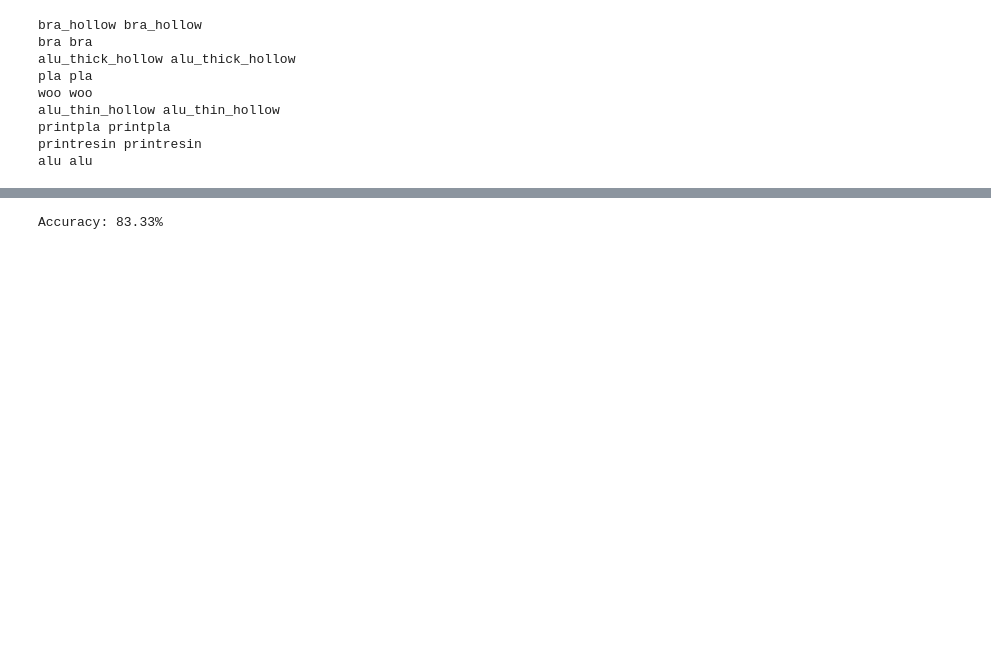
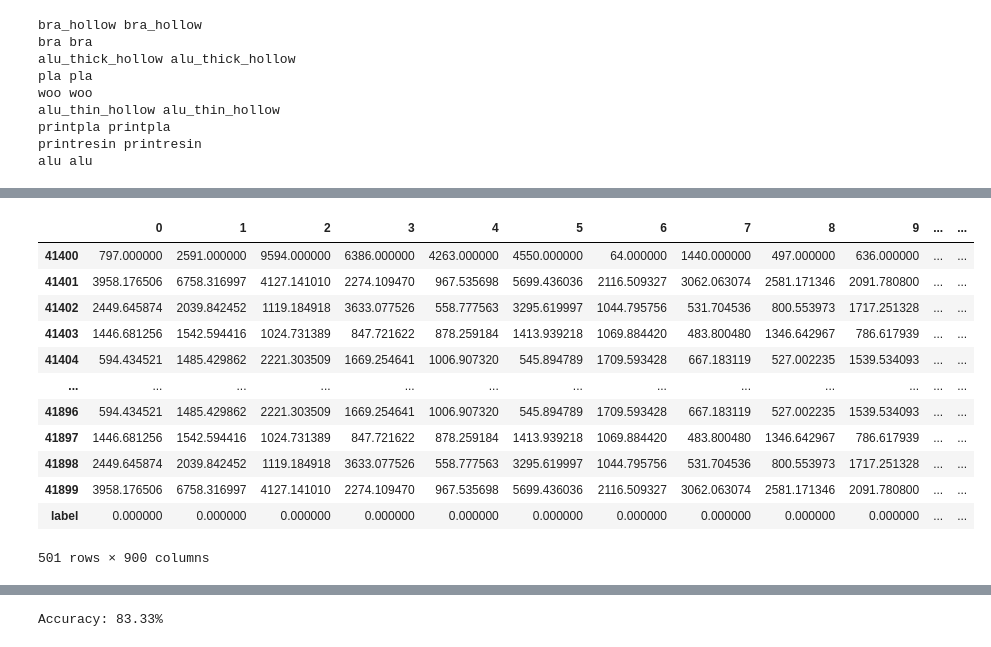
Before and after one commit to wilson20010327/vibecheck, a Jupyter notebook: data_analyst_classification.ipynb, the cells around one changed output, grey strips where cells are left out. Saved outputs shown, nothing was run; the diff lists cells and outputs as text; code cells hidden in the pictures; blank space fills up the shorter version.

```diff
--- a/data_analyst_classification.ipynb
+++ b/data_analyst_classification.ipynb
@@ -202,3 +204,19 @@ df_part2_fft[2]
+# %%
+df_part_fft[-1]
+# %% [output]
+|  | 0 | 1 | 2 | 3 | 4 | 5 | 6 | 7 | 8 | 9 | ... | ... |
+| 41400 | 797.000000 | 2591.000000 | 9594.000000 | 6386.000000 | 4263.000000 | 4550.000000 | 64.000000 | 1440.000000 | 497.000000 | 636.000000 | ... | ... |
+| 41401 | 3958.176506 | 6758.316997 | 4127.141010 | 2274.109470 | 967.535698 | 5699.436036 | 2116.509327 | 3062.063074 | 2581.171346 | 2091.780800 | ... | ... |
+| 41402 | 2449.645874 | 2039.842452 | 1119.184918 | 3633.077526 | 558.777563 | 3295.619997 | 1044.795756 | 531.704536 | 800.553973 | 1717.251328 | ... | ... |
+| 41403 | 1446.681256 | 1542.594416 | 1024.731389 | 847.721622 | 878.259184 | 1413.939218 | 1069.884420 | 483.800480 | 1346.642967 | 786.617939 | ... | ... |
+| 41404 | 594.434521 | 1485.429862 | 2221.303509 | 1669.254641 | 1006.907320 | 545.894789 | 1709.593428 | 667.183119 | 527.002235 | 1539.534093 | ... | ... |
+| ... | ... | ... | ... | ... | ... | ... | ... | ... | ... | ... | ... | ... |
+| 41896 | 594.434521 | 1485.429862 | 2221.303509 | 1669.254641 | 1006.907320 | 545.894789 | 1709.593428 | 667.183119 | 527.002235 | 1539.534093 | ... | ... |
+| 41897 | 1446.681256 | 1542.594416 | 1024.731389 | 847.721622 | 878.259184 | 1413.939218 | 1069.884420 | 483.800480 | 1346.642967 | 786.617939 | ... | ... |
+| 41898 | 2449.645874 | 2039.842452 | 1119.184918 | 3633.077526 | 558.777563 | 3295.619997 | 1044.795756 | 531.704536 | 800.553973 | 1717.251328 | ... | ... |
+| 41899 | 3958.176506 | 6758.316997 | 4127.141010 | 2274.109470 | 967.535698 | 5699.436036 | 2116.509327 | 3062.063074 | 2581.171346 | 2091.780800 | ... | ... |
+| label | 0.000000 | 0.000000 | 0.000000 | 0.000000 | 0.000000 | 0.000000 | 0.000000 | 0.000000 | 0.000000 | 0.000000 | ... | ... |
+501 rows × 900 columns
 # %%
 from sklearn.model_selection import train_test_split
 from sklearn.preprocessing import StandardScaler
```
Also changed, not shown: parts of 10 cells of this notebook.
